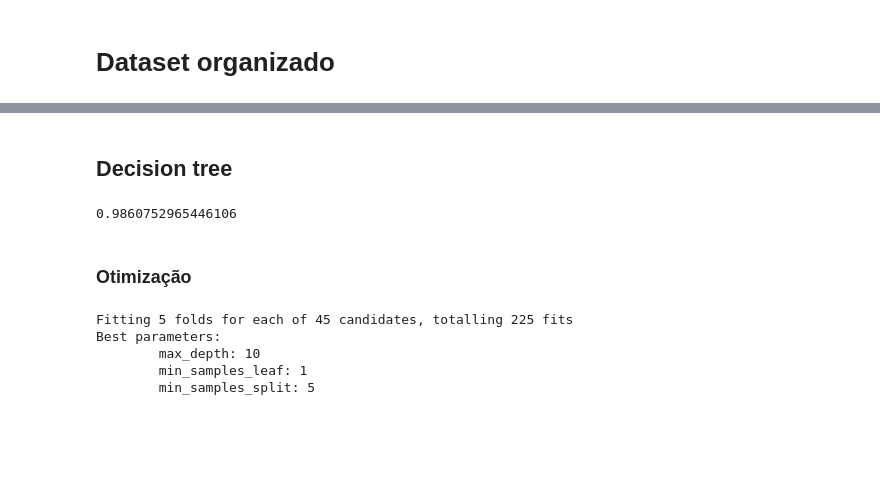
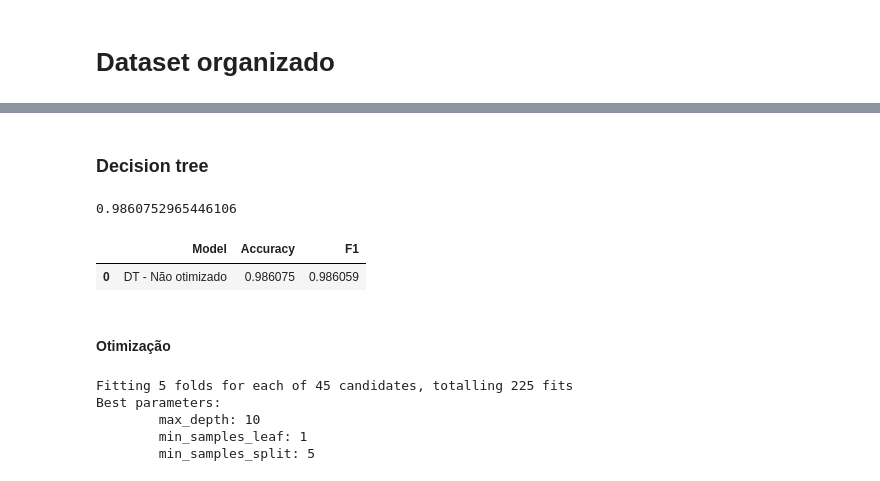
Before and after one commit to FranciscoGameiro2004/TSIW-IA-Vinhos, a Jupyter notebook: AI_Wine.ipynb, the cells around one changed output, grey strips where cells are left out. Saved outputs shown, nothing was run; the diff lists cells and outputs as text; code cells hidden in the pictures; blank space fills up the shorter version.

```diff
--- a/AI_Wine.ipynb
+++ b/AI_Wine.ipynb
@@ -411,5 +424,5 @@ X_train, X_test, y_train, y_test = train_test_split(X,y, test_size=0.3, random_s
 # %% [markdown]
-## Decision tree
+### Decision tree
 # %%
 from sklearn import tree
 # %%
@@ -419,8 +432,16 @@ t=t.fit(X_train,y_train)
 t.score(X_test,y_test)
 # %% [output]
 0.9860752965446106
+# %%
+dt_accuracy = accuracy_score(y_true=y_test,y_pred=t.predict(X_test))
+dt_f1 = f1_score(y_test, t.predict(X_test), average='weighted')
+results_dt = pd.DataFrame(columns = ['Model', 'Accuracy', 'F1'], data = [['DT - Não otimizado', dt_accuracy, dt_f1]])
+results_dt
+# %% [output]
+|  | Model | Accuracy | F1 |
+| 0 | DT - Não otimizado | 0.986075 | 0.986059 |
 # %% [markdown]
-### Otimização
+#### Otimização
 # %%
 from sklearn.metrics import accuracy_score
 from sklearn.model_selection import GridSearchCV
```
Also changed, not shown: parts of 61 cells of this notebook.
